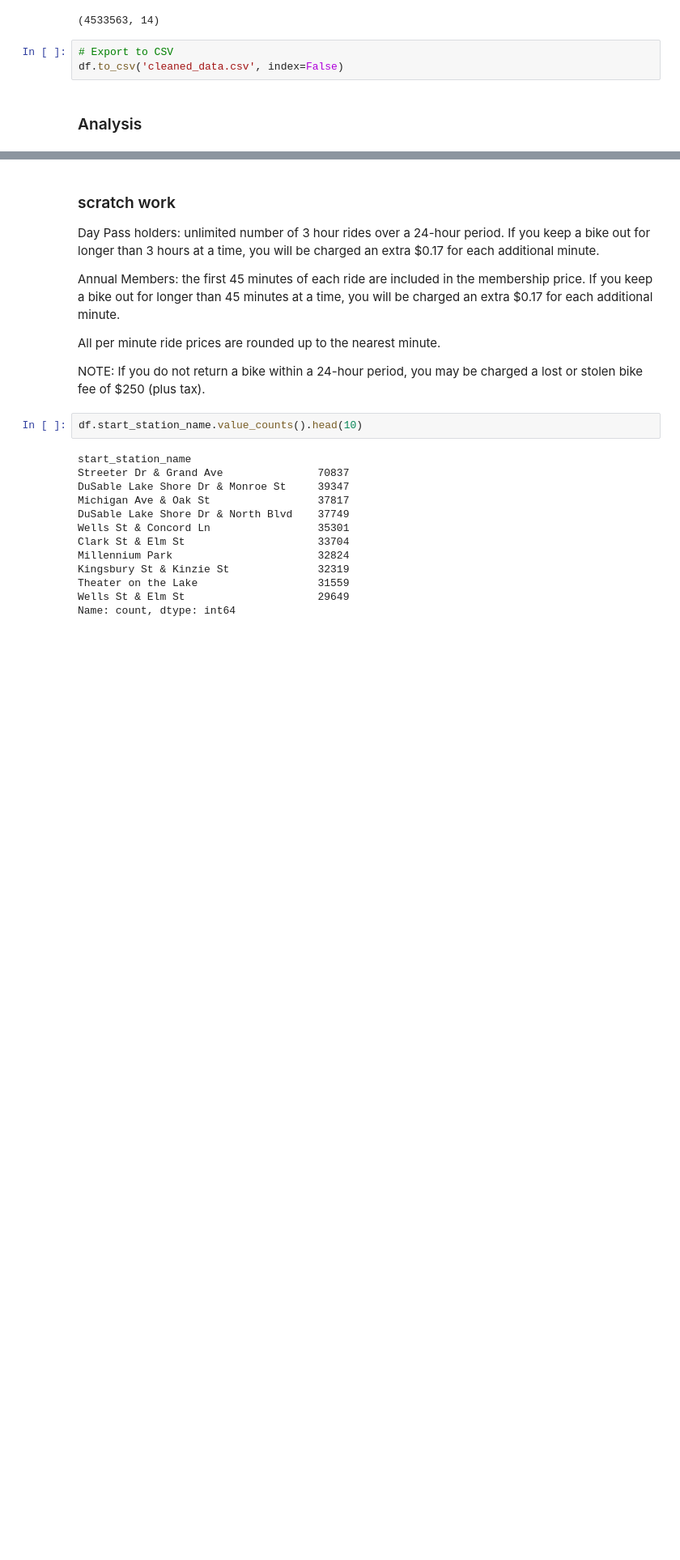
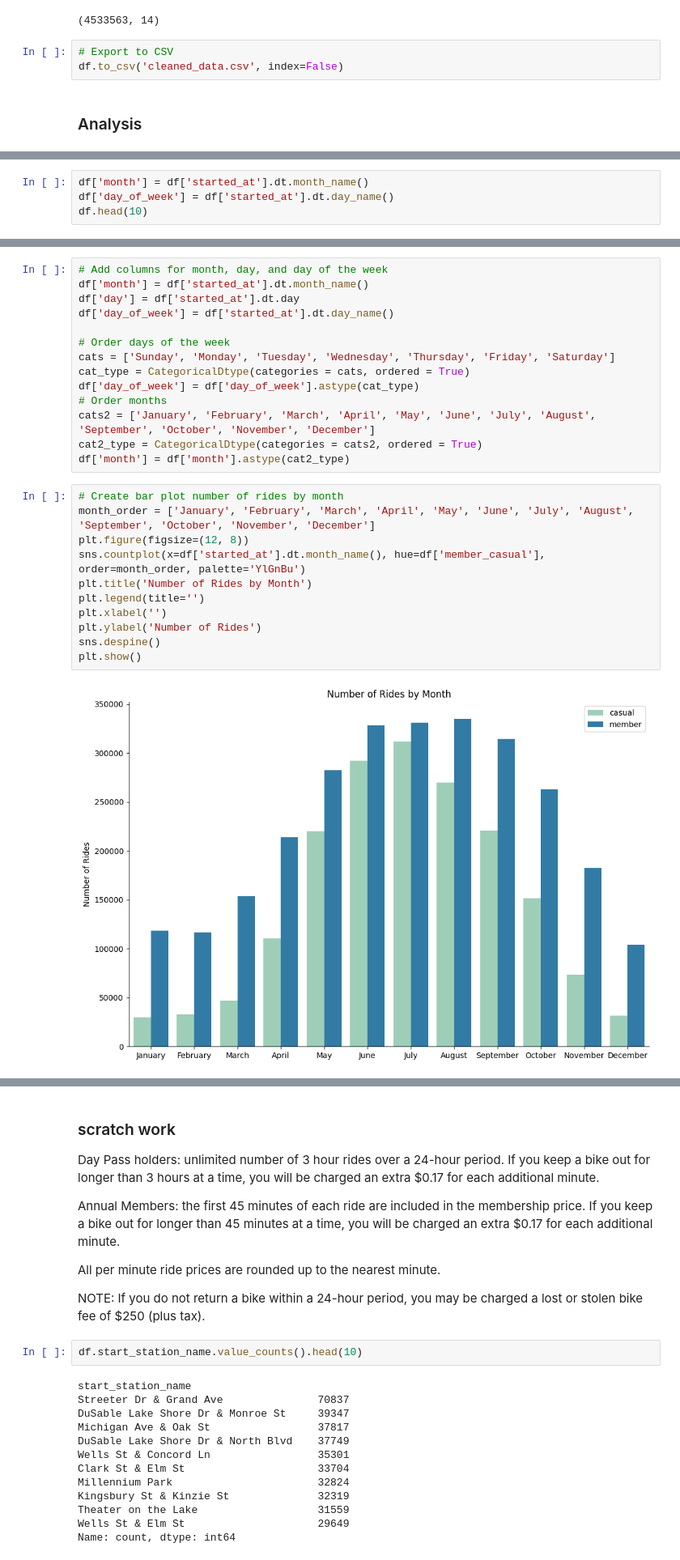
Before and after one commit to andyguo0228/bike_share_python, a Jupyter notebook: scratchbook.ipynb, the cells around one changed output, grey strips where cells are left out. Shown at 81% size. Cells and saved outputs as stored; diff of their text form; blank space fills up the shorter version.

```diff
--- a/scratchbook.ipynb
+++ b/scratchbook.ipynb
@@ -263,0 +312,4 @@ ValueError: Could not interpret input 'members.index'
+# %%
+df['month'] = df['started_at'].dt.month_name()
+df['day_of_week'] = df['started_at'].dt.day_name()
+df.head(10)
@@ -263,0 +328,27 @@ ValueError: Could not interpret input 'members.index'
+# %%
+# Add columns for month, day, and day of the week
+df['month'] = df['started_at'].dt.month_name()
+df['day'] = df['started_at'].dt.day
+df['day_of_week'] = df['started_at'].dt.day_name()
+
+# Order days of the week
+cats = ['Sunday', 'Monday', 'Tuesday', 'Wednesday', 'Thursday', 'Friday', 'Saturday']
+cat_type = CategoricalDtype(categories = cats, ordered = True)
+df['day_of_week'] = df['day_of_week'].astype(cat_type)
+# Order months
+cats2 = ['January', 'February', 'March', 'April', 'May', 'June', 'July', 'August', 'September', 'October', 'November', 'December']
+cat2_type = CategoricalDtype(categories = cats2, ordered = True)
+df['month'] = df['month'].astype(cat2_type)
+# %%
+# Create bar plot number of rides by month
+month_order = ['January', 'February', 'March', 'April', 'May', 'June', 'July', 'August', 'September', 'October', 'November', 'December']
+plt.figure(figsize=(12, 8))
+sns.countplot(x=df['started_at'].dt.month_name(), hue=df['member_casual'], order=month_order, palette='YlGnBu')
+plt.title('Number of Rides by Month')
+plt.legend(title='')
+plt.xlabel('')
+plt.ylabel('Number of Rides')
+sns.despine()
+plt.show()
+# %% [output]
+[figure, added]
```
Also changed, not shown: parts of 15 cells of this notebook, 2 other files.
